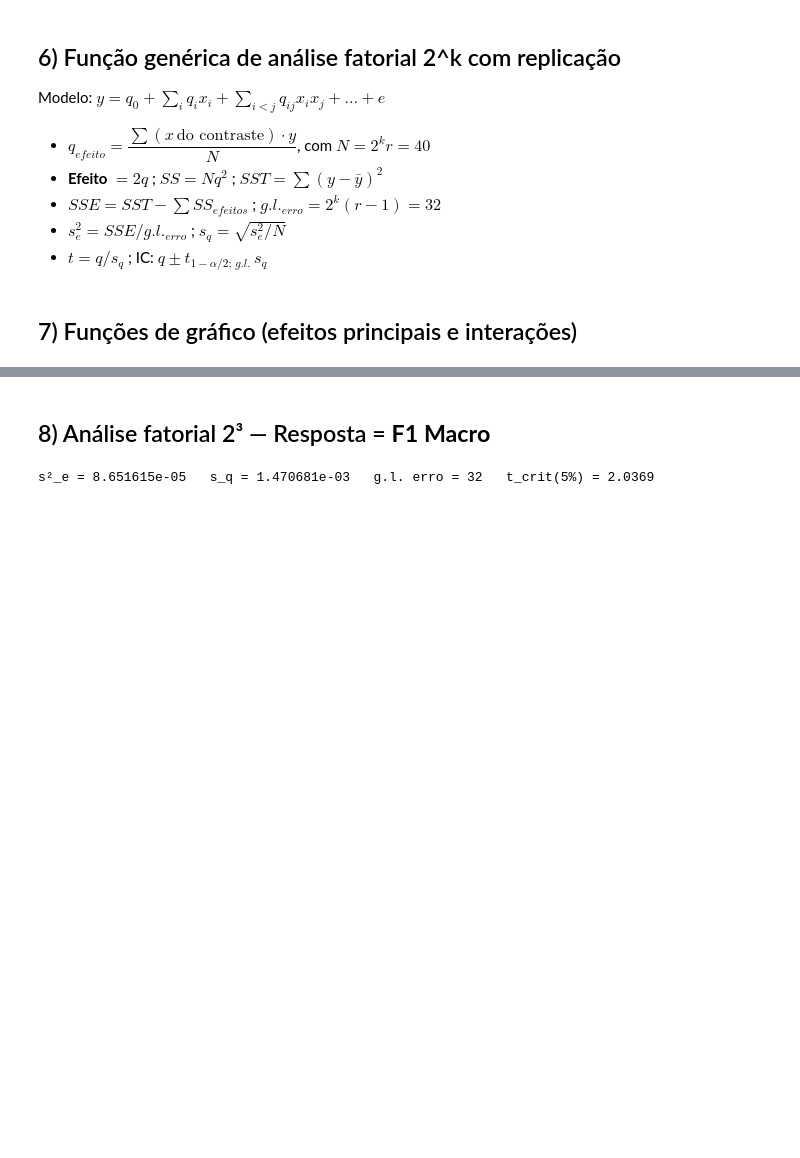
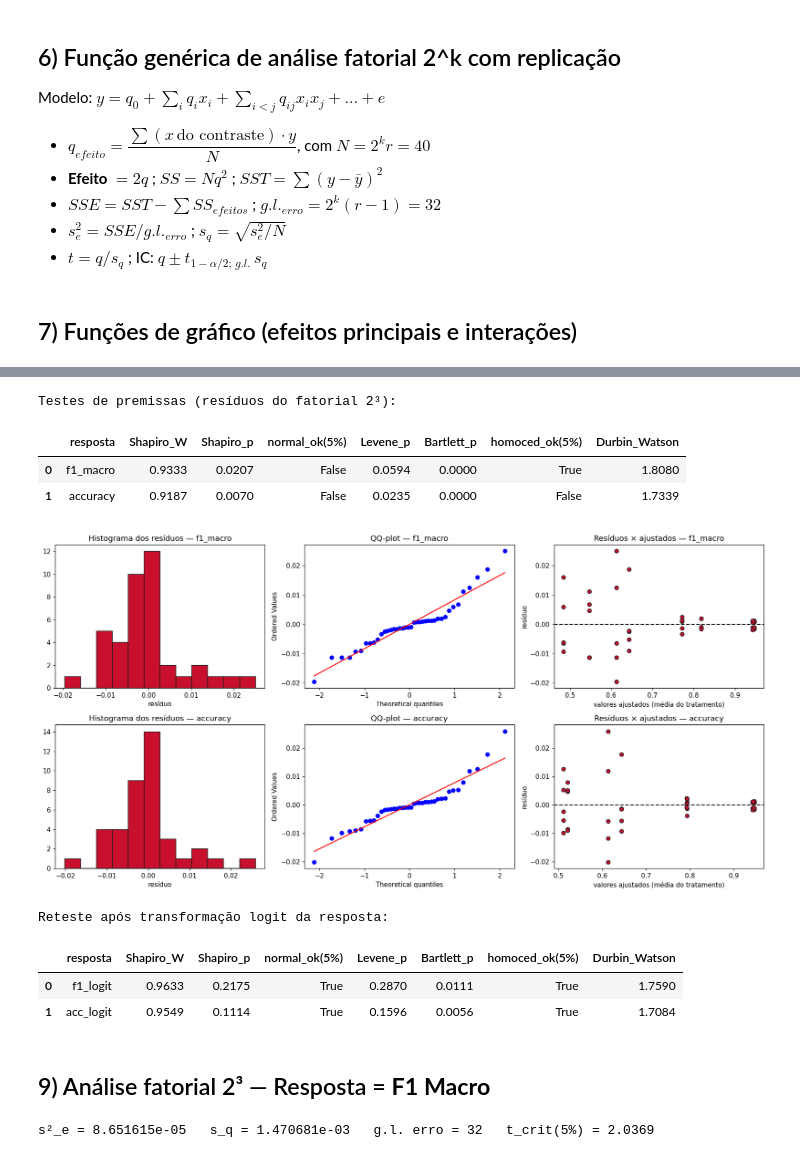
Before and after one commit to Ktzani/llm-annotation, a Jupyter notebook: src/notebooks/mq/analise_projeto_fatorial_2x2x2.ipynb, the cells around one changed output, grey strips where cells are left out. Cells and saved outputs as stored; diff of their text form; code cells hidden in the pictures; blank space fills up the shorter version.

Commit message:
Premissas de metodos quantitativos

```diff
--- a/src/notebooks/mq/analise_projeto_fatorial_2x2x2.ipynb
+++ b/src/notebooks/mq/analise_projeto_fatorial_2x2x2.ipynb
@@ -436,5 +450,78 @@ def plot_factorial(data, response):
+# %%
+# ===== Premissas do modelo fatorial 2³ — análise de resíduos =====
+# Resíduo e_ij = y_ij - média do tratamento (8 tratamentos × 5 réplicas = 40 obs.)
+
+def _residuos(data, response):
+    d = data.copy()
+    d["_fitted"] = d.groupby("tratamento")[response].transform("mean")
+    d["_resid"] = d[response] - d["_fitted"]
+    return d
+
+
+def testar_premissas(data, response):
+    d = _residuos(data, response)
+    resid = d["_resid"].to_numpy()
+    W, p_shapiro = stats.shapiro(resid)                        # normalidade
+    grupos = [g[response].to_numpy() for _, g in d.groupby("tratamento")]
+    _, p_levene = stats.levene(*grupos, center="median")      # homoced. (robusto)
+    _, p_bartlett = stats.bartlett(*grupos)                   # homoced. (assume normal)
+    dw = np.sum(np.diff(resid) ** 2) / np.sum(resid ** 2)     # independência
+    return {
+        "resposta": response,
+        "Shapiro_W": W, "Shapiro_p": p_shapiro, "normal_ok(5%)": p_shapiro >= 0.05,
+        "Levene_p": p_levene, "Bartlett_p": p_bartlett, "homoced_ok(5%)": p_levene >= 0.05,
+        "Durbin_Watson": dw,
+    }
+
+
+premissas = pd.DataFrame([testar_premissas(df_results, r) for r in ["f1_macro", "accuracy"]])
+print("Testes de premissas (resíduos do fatorial 2³):")
+display(premissas)
+
+
+# ---- Gráficos de diagnóstico dos resíduos ----
+def plot_residuos(data, response, axes):
+    d = _residuos(data, response)
+    resid = d["_resid"].to_numpy(); fitted = d["_fitted"].to_numpy()
+    axes[0].hist(resid, bins=12, color="#C8102E", edgecolor="#1A1A1A")
+    axes[0].set_title(f"Histograma dos resíduos — {response}"); axes[0].set_xlabel("resíduo")
+    stats.probplot(resid, dist="norm", plot=axes[1])
+    axes[1].set_title(f"QQ-plot — {response}")
+    axes[2].scatter(fitted, resid, color="#C8102E", edgecolor="#1A1A1A")
+    axes[2].axhline(0, color="#1A1A1A", ls="--")
+    axes[2].set_xlabel("valores ajustados (média do tratamento)")
+    axes[2].set_ylabel("resíduo"); axes[2].set_title(f"Resíduos × ajustados — {response}")
+
+
+fig, axes = plt.subplots(2, 3, figsize=(16, 8))
+plot_residuos(df_results, "f1_macro", axes[0])
+plot_residuos(df_results, "accuracy", axes[1])
+plt.tight_layout(); plt.show()
+
+
+# ---- Remédio: se a homoscedasticidade falhar, transformar (logit) e retestar ----
+def _logit(p, eps=1e-6):
+    p = np.clip(p, eps, 1 - eps)
+    return np.log(p / (1 - p))
+
+_dlog = df_results.copy()
+_dlog["f1_logit"] = _logit(_dlog["f1_macro"])
+_dlog["acc_logit"] = _logit(_dlog["accuracy"])
+print("Reteste após transformação logit da resposta:")
+display(pd.DataFrame([testar_premissas(_dlog, "f1_logit"),
+                      testar_premissas(_dlog, "acc_logit")]))
+# %% [output]
+Testes de premissas (resíduos do fatorial 2³):
+|  | resposta | Shapiro_W | Shapiro_p | normal_ok(5%) | Levene_p | Bartlett_p | homoced_ok(5%) | Durbin_Watson |
+| 0 | f1_macro | 0.9333 | 0.0207 | False | 0.0594 | 0.0000 | True | 1.8080 |
+| 1 | accuracy | 0.9187 | 0.0070 | False | 0.0235 | 0.0000 | False | 1.7339 |
+[figure, added]
+Reteste após transformação logit da resposta:
+|  | resposta | Shapiro_W | Shapiro_p | normal_ok(5%) | Levene_p | Bartlett_p | homoced_ok(5%) | Durbin_Watson |
+| 0 | f1_logit | 0.9633 | 0.2175 | True | 0.2870 | 0.0111 | True | 1.7590 |
+| 1 | acc_logit | 0.9549 | 0.1114 | True | 0.1596 | 0.0056 | True | 1.7084 |
 # %% [markdown]
-## 8) Análise fatorial 2³ — Resposta = **F1 Macro**
+## 9) Análise fatorial 2³ — Resposta = **F1 Macro**
 # %%
 res_f1 = factorial_2k_analysis(df_results, "f1_macro", FACTORS)
 print(f"s²_e = {res_f1['s2e']:.6e}   s_q = {res_f1['s_q']:.6e}   "
```
Also changed, not shown: parts of 7 cells of this notebook, 1 other file.
